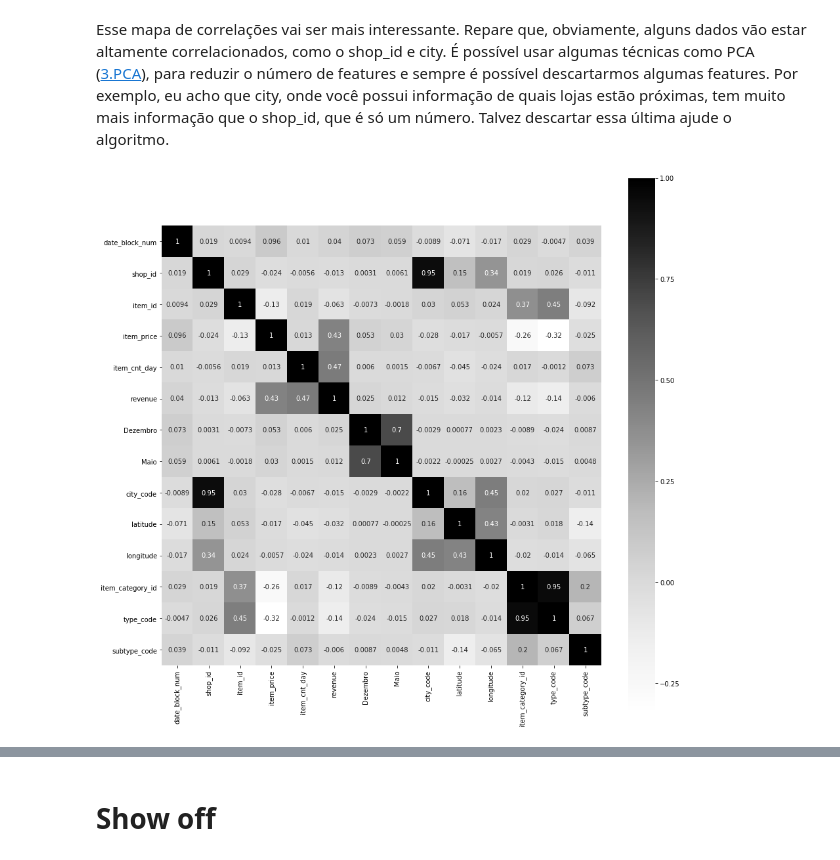
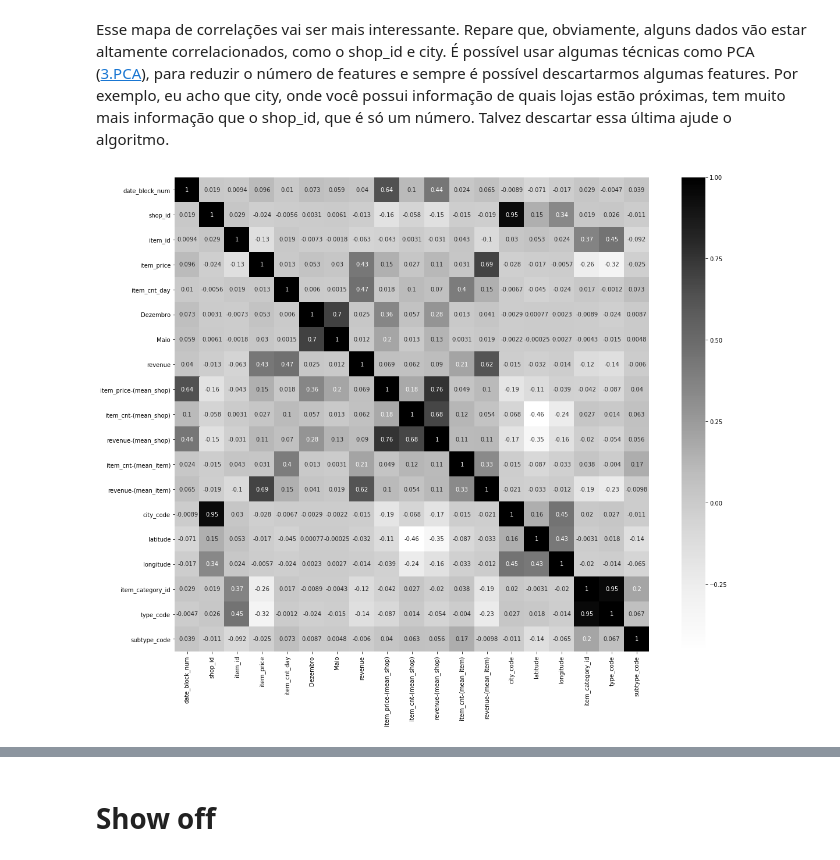
Before and after one commit to RGivisiez/Adv_ML, a Jupyter notebook: 1. EDA.ipynb, the cells around one changed output, grey strips where cells are left out. Cells and saved outputs as stored; diff of their text form; code cells hidden in the pictures.

```diff
--- a/1. EDA.ipynb
+++ b/1. EDA.ipynb
@@ -530,11 +563,24 @@ items_cat['type'] = items_cat['split'].map(lambda x: x[0].strip())
 items_cat['type_code'] = LabelEncoder().fit_transform(items_cat['type'])
 items_cat['subtype'] = items_cat['split'].map(lambda x: x[1].strip() if len(x) > 1 else x[0].strip())
 items_cat['subtype_code'] = LabelEncoder().fit_transform(items_cat['subtype'])
-train['revenue'] = train['item_price'] * train['item_cnt_day']
 train['Dezembro'] = 0
 train['Dezembro'][(train.date_block_num + 1) % 12 == 0]  = 1
 train['Maio'] = 0
 train['Maio'][(train.date_block_num + 1) % 6 == 0]  = 1
+train['revenue'] = train['item_price'] * train['item_cnt_day']
+col = ['date_block_num', 'item_price', 'item_cnt_day', 'revenue', 'shop_id']
+group_index = ['date_block_num', 'shop_id']
+aux = train[col].groupby(group_index).mean().reset_index()
+aux.rename(columns={'item_cnt_day':'item_cnt-(mean_shop)',
+                    'revenue':'revenue-(mean_shop)', 'item_price':'item_price-(mean_shop)'}, inplace=True)
+train = pd.merge(train, aux, on=group_index, how='inner')
+col = ['date_block_num', 'item_cnt_day', 'revenue', 'item_id']
+group_index = ['date_block_num', 'item_id']
+aux = train[col].groupby(group_index).mean()
+aux.rename(columns={'item_cnt_day':'item_cnt-(mean_item)',
+                    'revenue':'revenue-(mean_item)'}, inplace=True)
+train = pd.merge(train, aux, left_on=group_index, right_index=True, how='inner')
+del aux
 train = train[train.item_price < 100000]
 train = train[train.item_cnt_day < 1001]
 train.drop(484683, axis=0, inplace=True)
@@ -755,8 +801,8 @@ iplot(fig, filename='basic-scatter')
 Esse mapa de correlações vai ser mais interessante. Repare que, obviamente, alguns dados vão estar altamente correlacionados, como o shop_id e city. É possível usar algumas técnicas como PCA ([3.PCA](3.%20PCA.ipynb)), para reduzir o número de features e sempre é possível descartarmos algumas features. Por exemplo, eu acho que city, onde você possui informação de quais lojas estão próximas, tem muito mais informação que o shop_id, que é só um número. Talvez descartar essa última ajude o algoritmo.
 # %%
 correlation = df_clean.corr()
-plt.figure(figsize=(15,15))
+plt.figure(figsize=(20,15))
 sns.heatmap(correlation, vmax=1, square=True,annot=True, cmap='Greys')
 plt.show()
 # %% [output]
-[figure, old version]
+[figure, new version]
```
Also changed, not shown: parts of 16 cells of this notebook, 1 other file.
